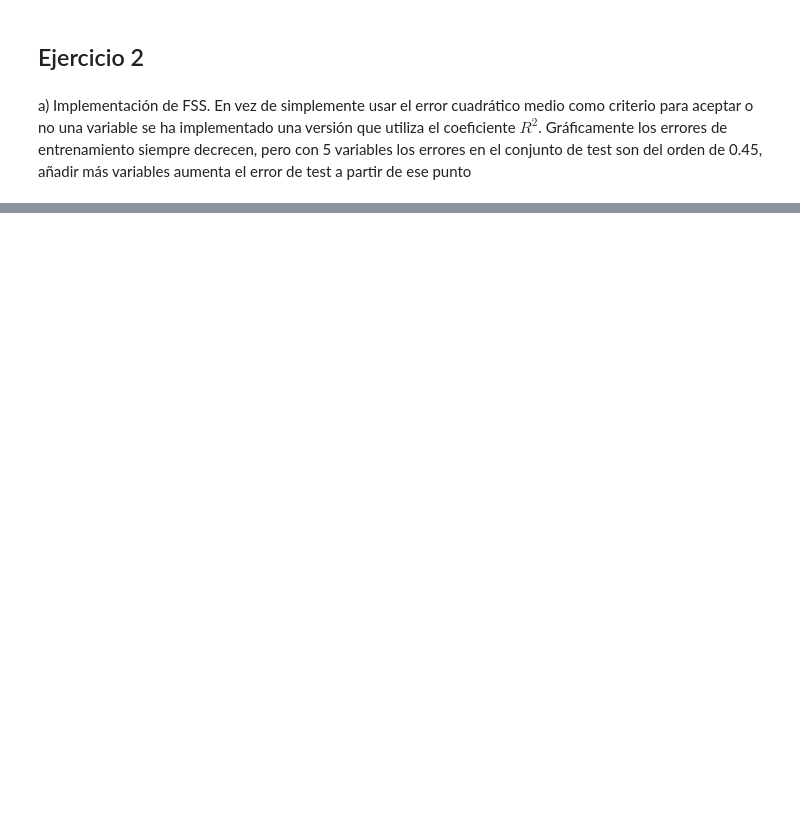
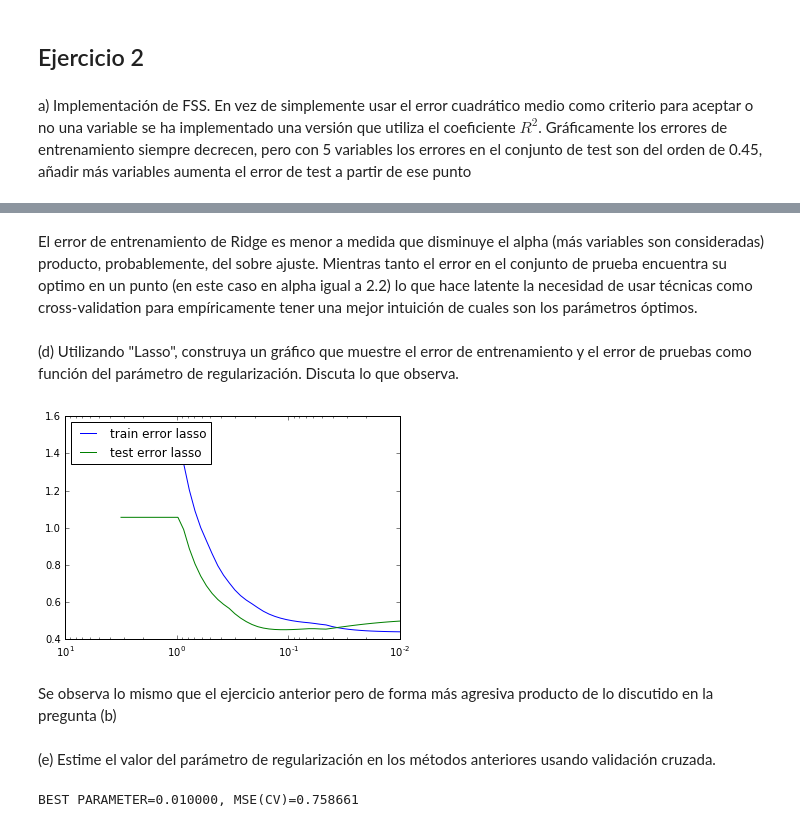
Before and after one commit to asazo/ML, a Jupyter notebook: tarea1/tarea1.ipynb, the cells around one changed output, grey strips where cells are left out. Drawn from its saved outputs; the diff is of its cells as text; code cells hidden in the pictures; blank space fills up the shorter version.

```diff
--- a/tarea1/tarea1.ipynb
+++ b/tarea1/tarea1.ipynb
@@ -249,0 +358,53 @@ totalvars=9, R^2 = 0.694371
+# %% [markdown]
+El error de entrenamiento de Ridge es menor a medida que disminuye el alpha (más variables son consideradas) producto, probablemente, del sobre ajuste. Mientras tanto el error en el conjunto de prueba encuentra su optimo en un punto (en este caso en alpha igual a 2.2) lo que hace latente la necesidad de usar técnicas como cross-validation para empíricamente tener una mejor intuición de cuales son los parámetros óptimos.
+# %% [markdown]
+(d) Utilizando "Lasso", construya un gráfico que muestre el error de entrenamiento y el error de pruebas como función del parámetro de regularización. Discuta lo que observa.
+# %%
+Xtest = X[np.logical_not(istrain)]
+ytest = y[np.logical_not(istrain)]
+alphas_ = np.logspace(0.5,-2,base=10)
+coefs = []
+model = Lasso(fit_intercept=True)
+mse_test = []
+mse_train = []
+
+for a in alphas_:
+    model.set_params(alpha=a)
+    model.fit(Xtrain, ytrain)
+    yhat_train = model.predict(Xtrain)
+    yhat_test = model.predict(Xtest)
+    mse_train.append(np.mean(np.power(yhat_train - ytrain, 2)))
+    mse_test.append(np.mean(np.power(yhat_test - ytest, 2)))
+
+ax = plt.gca()
+ax.plot(alphas_,mse_train,label='train error lasso')
+ax.plot(alphas_,mse_test,label='test error lasso')
+plt.legend(loc=2)
+ax.set_xscale('log')
+ax.set_xlim(ax.get_xlim()[::-1])
+plt.show()
+# %% [output]
+[figure, added]
+# %% [markdown]
+Se observa lo mismo que el ejercicio anterior pero de forma más agresiva producto de lo discutido en la pregunta (b)
+# %% [markdown]
+(e) Estime el valor del parámetro de regularización en los métodos anteriores usando validación cruzada.
+# %%
+def MSE(y,yhat): return np.mean(np.power(y-yhat,2))
+Xm = Xtrain.as_matrix()
+ym = ytrain.as_matrix()
+k_fold = cross_validation.KFold(len(Xm),10)
+best_cv_mse = float("inf")
+model = Lasso(fit_intercept=True)
+
+for a in alphas_:
+    model.set_params(alpha=a)
+    mse_list_k10 = [MSE(model.fit(Xm[train], ym[train]).predict(Xm[val]), ym[val]) \
+    for train, val in k_fold]
+    if np.mean(mse_list_k10) < best_cv_mse:
+        best_cv_mse = np.mean(mse_list_k10)
+        best_alpha = a
+
+print "BEST PARAMETER=%f, MSE(CV)=%f"%(best_alpha,best_cv_mse)
+# %% [output]
+BEST PARAMETER=0.010000, MSE(CV)=0.758661
```
Also changed, not shown: parts of 13 cells of this notebook, 1 other file.
